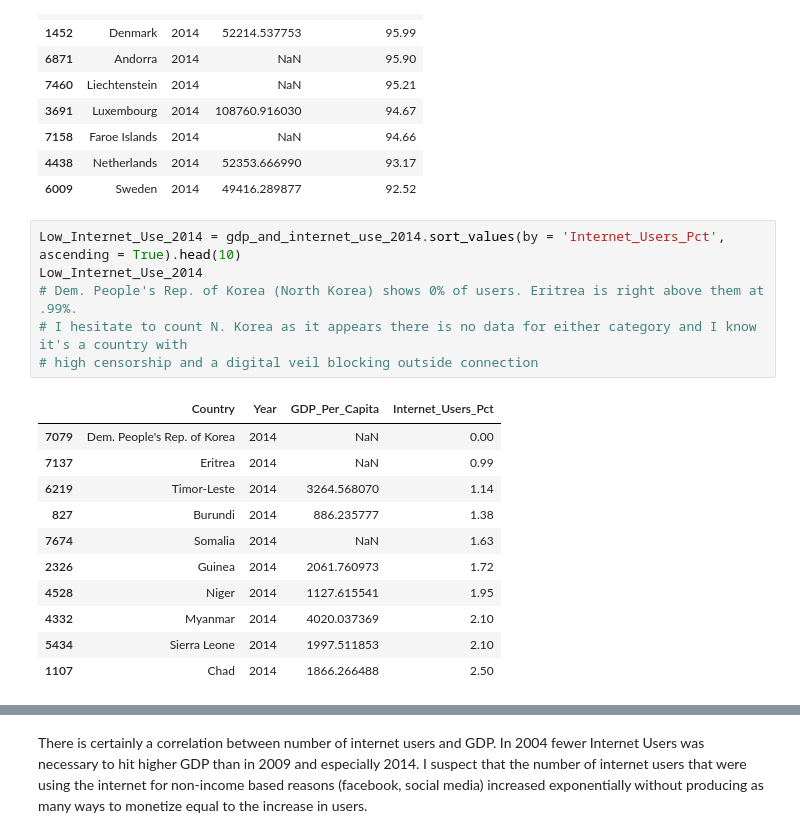
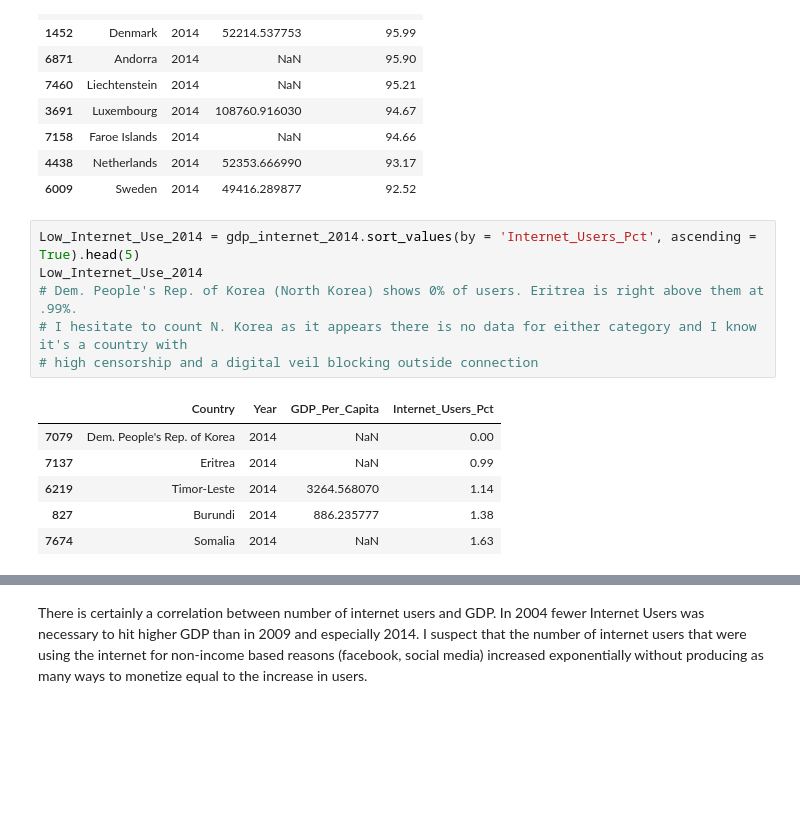
Before and after one commit to michaelcnorman/gdp-and-internet-usage-michaelcnorman, a Jupyter notebook: notebooks/michael_python_un-project.ipynb, the cells around one changed output, grey strips where cells are left out. Cells and saved outputs as stored; diff of their text form; blank space fills up the shorter version.

```diff
--- a/notebooks/michael_python_un-project.ipynb
+++ b/notebooks/michael_python_un-project.ipynb
@@ -283,21 +283,16 @@ Top_Internet_Use_2014
 | 4438 | Netherlands | 2014 | 52353.666990 | 93.17 |
 | 6009 | Sweden | 2014 | 49416.289877 | 92.52 |
 # %%
-Low_Internet_Use_2014 = gdp_and_internet_use_2014.sort_values(by = 'Internet_Users_Pct', ascending = True).head(10)
+Low_Internet_Use_2014 = gdp_internet_2014.sort_values(by = 'Internet_Users_Pct', ascending = True).head(5)
 Low_Internet_Use_2014
 # Dem. People's Rep. of Korea (North Korea) shows 0% of users. Eritrea is right above them at .99%.
 # I hesitate to count N. Korea as it appears there is no data for either category and I know it's a country with
 # high censorship and a digital veil blocking outside connection
 # %% [output]
 |  | Country | Year | GDP_Per_Capita | Internet_Users_Pct |
 | 7079 | Dem. People's Rep. of Korea | 2014 | NaN | 0.00 |
 | 7137 | Eritrea | 2014 | NaN | 0.99 |
 | 6219 | Timor-Leste | 2014 | 3264.568070 | 1.14 |
 | 827 | Burundi | 2014 | 886.235777 | 1.38 |
 | 7674 | Somalia | 2014 | NaN | 1.63 |
-| 2326 | Guinea | 2014 | 2061.760973 | 1.72 |
-| 4528 | Niger | 2014 | 1127.615541 | 1.95 |
-| 4332 | Myanmar | 2014 | 4020.037369 | 2.10 |
-| 5434 | Sierra Leone | 2014 | 1997.511853 | 2.10 |
-| 1107 | Chad | 2014 | 1866.266488 | 2.50 |
 # %%
```
Also changed, not shown: parts of 32 cells of this notebook, 1 other file.
